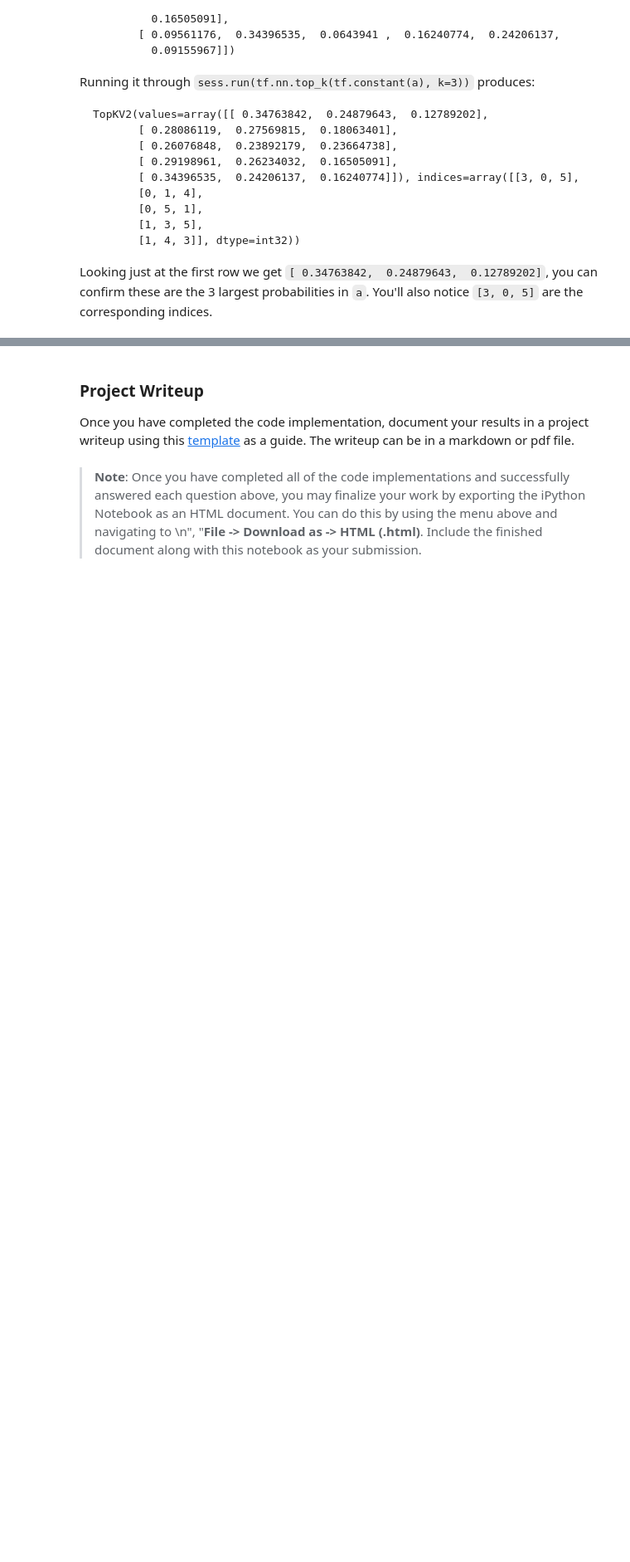
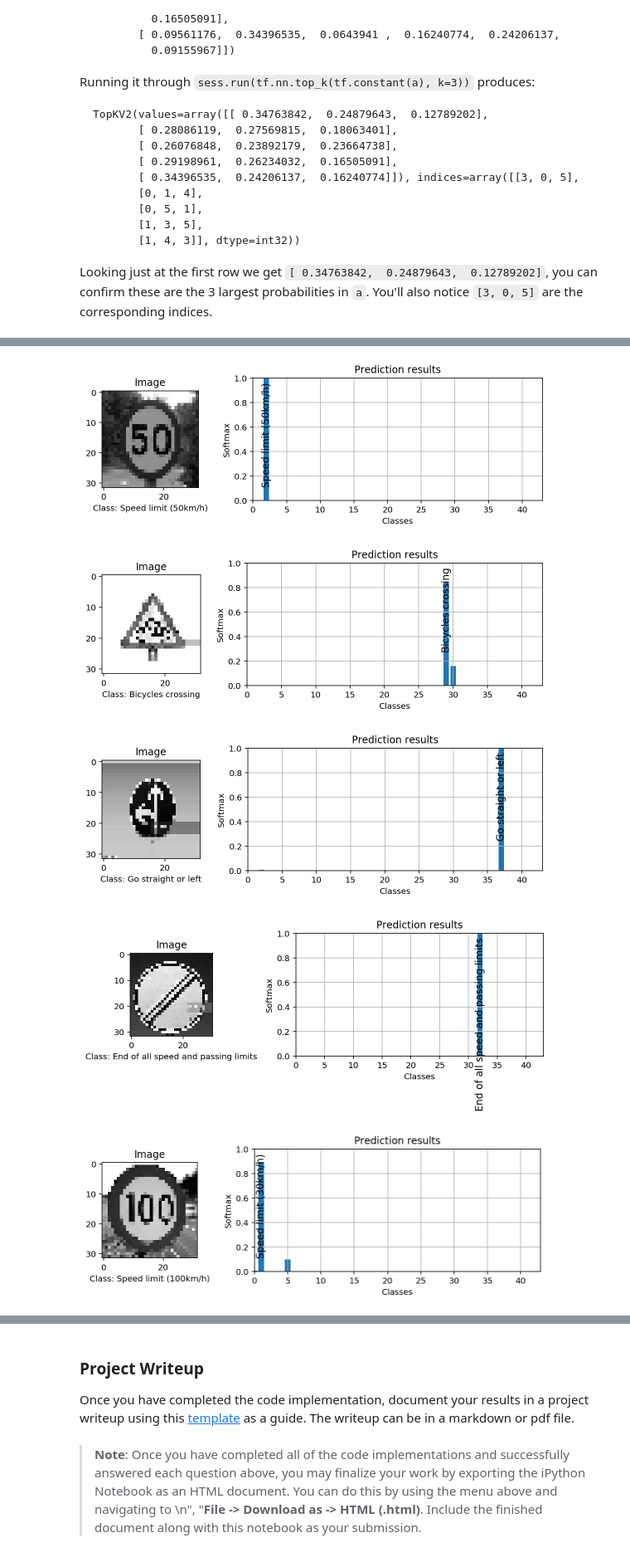
Before and after one commit to gwwang16/CarND-Traffic-Sign-Classifier-Project, a Jupyter notebook: Traffic_Sign_Classifier.ipynb, the cells around one changed output, grey strips where cells are left out. Shown at 83% size. Saved outputs shown, nothing was run; the diff lists cells and outputs as text; code cells hidden in the pictures; blank space fills up the shorter version.

```diff
--- a/Traffic_Sign_Classifier.ipynb
+++ b/Traffic_Sign_Classifier.ipynb
@@ -679,0 +682,42 @@ top5_pred = session.run([labels_pred, top5], feed_dict=feed_dict_new)
+# %%
+# Read the real classes label from csv file
+import pandas as pd
+sign_df = pd.read_csv("signnames.csv", header=None)
+# %%
+from matplotlib import gridspec
+
+# fig, ax = plt.subplots(9,2, figsize=(10,20))
+
+
+for i in range(0,9):
+    pre_class = top5[1][i][0]
+    pre_label = sign_df.loc[pre_class+1][1]
+
+    real_class = new_imgs_labels[i]
+    real_label = sign_df.loc[real_class+1][1]
+
+    plt.figure(figsize=(8,3))
+    gs = gridspec.GridSpec(1, 2, width_ratios=[1, 3])
+
+    ax = plt.subplot(gs[0])
+    plt.imshow(new_imgs[i].squeeze(), cmap='gray')
+    plt.title('Image')
+    plt.xlabel('Class: {}'.format(real_label))
+
+    ax = plt.subplot(gs[1])
+    plt.bar(top5[1][i], top5[0][i])
+    ax.set_xlim([0, 43])
+    ax.set_ylim([0, 1])
+    ax.grid()
+    ax.text(top5[1][i][0], 0.9, pre_label, ha='center', rotation= 'vertical', size=12)
+    plt.title('Prediction results')
+    plt.ylabel('Softmax')
+    plt.xlabel('Classes')
+    plt.tight_layout()
+    plt.savefig('./examples/'+'softmax_'+ str(i+1) + '.jpg')
+# %% [output]
+[figure, added]
+[figure, added]
+[figure, added]
+[figure, added]
+[figure, added]
```
Also changed, not shown: parts of 11 cells of this notebook, 22 other files.
